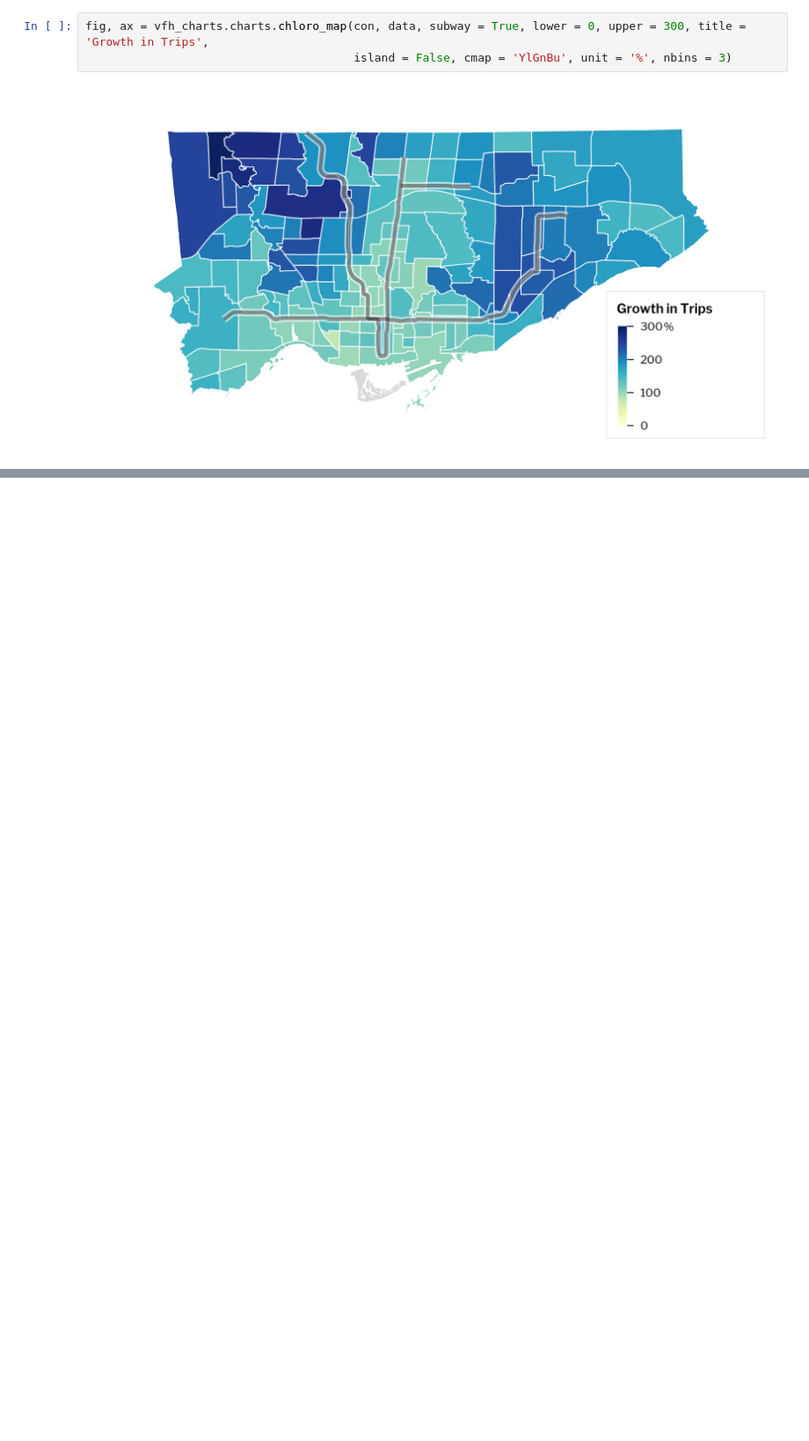
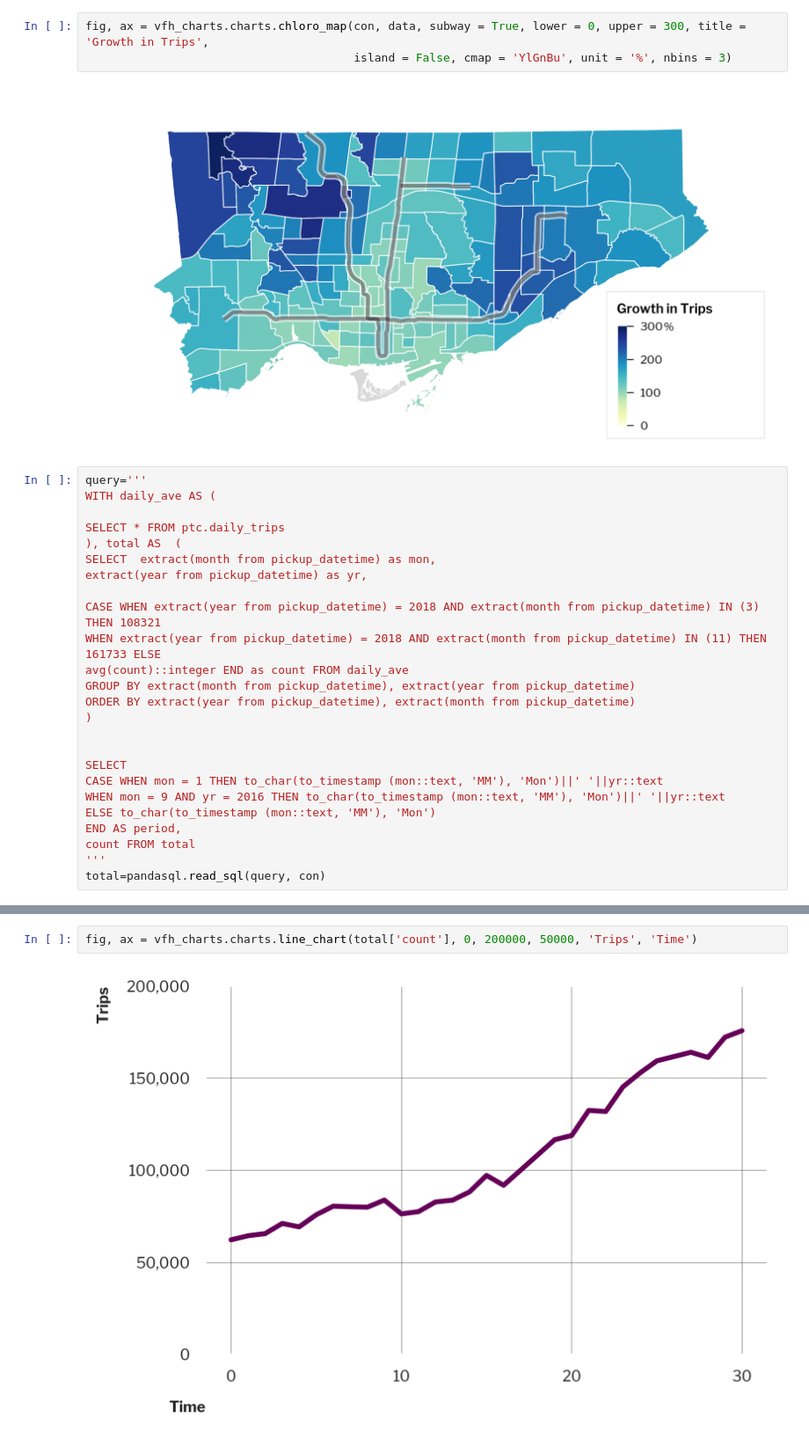
Before and after one commit to CityofToronto/bdit_python_utilities, a Jupyter notebook: charts/module_test.ipynb, the cells around one changed output, grey strips where cells are left out. Shown: that part at 88% size. Saved outputs shown, nothing was run; the diff lists cells and outputs as text; blank space fills up the shorter version.

```diff
--- a/charts/module_test.ipynb
+++ b/charts/module_test.ipynb
@@ -73,3 +65,28 @@ fig, ax = vfh_charts.charts.chloro_map(con, data, subway = True, lower = 0, uppe
                                        island = False, cmap = 'YlGnBu', unit = '%', nbins = 3)
 # %% [output]
 [figure]
+# %%
+query='''
+WITH daily_ave AS (
+
+SELECT * FROM ptc.daily_trips
+), total AS  (
+SELECT  extract(month from pickup_datetime) as mon,
+extract(year from pickup_datetime) as yr,
+
+CASE WHEN extract(year from pickup_datetime) = 2018 AND extract(month from pickup_datetime) IN (3) THEN 108321
+WHEN extract(year from pickup_datetime) = 2018 AND extract(month from pickup_datetime) IN (11) THEN 161733 ELSE
+avg(count)::integer END as count FROM daily_ave
+GROUP BY extract(month from pickup_datetime), extract(year from pickup_datetime)
+ORDER BY extract(year from pickup_datetime), extract(month from pickup_datetime)
+)
+
+
+SELECT
+CASE WHEN mon = 1 THEN to_char(to_timestamp (mon::text, 'MM'), 'Mon')||' '||yr::text
+WHEN mon = 9 AND yr = 2016 THEN to_char(to_timestamp (mon::text, 'MM'), 'Mon')||' '||yr::text
+ELSE to_char(to_timestamp (mon::text, 'MM'), 'Mon')
+END AS period,
+count FROM total
+'''
+total=pandasql.read_sql(query, con)
@@ -75,0 +151,4 @@ fig, ax = vfh_charts.charts.chloro_map(con, data, subway = True, lower = 0, uppe
+# %%
+fig, ax = vfh_charts.charts.line_chart(total['count'], 0, 200000, 50000, 'Trips', 'Time')
+# %% [output]
+[figure, added]
```
Also changed, not shown: parts of 6 cells of this notebook, 2 other files.
